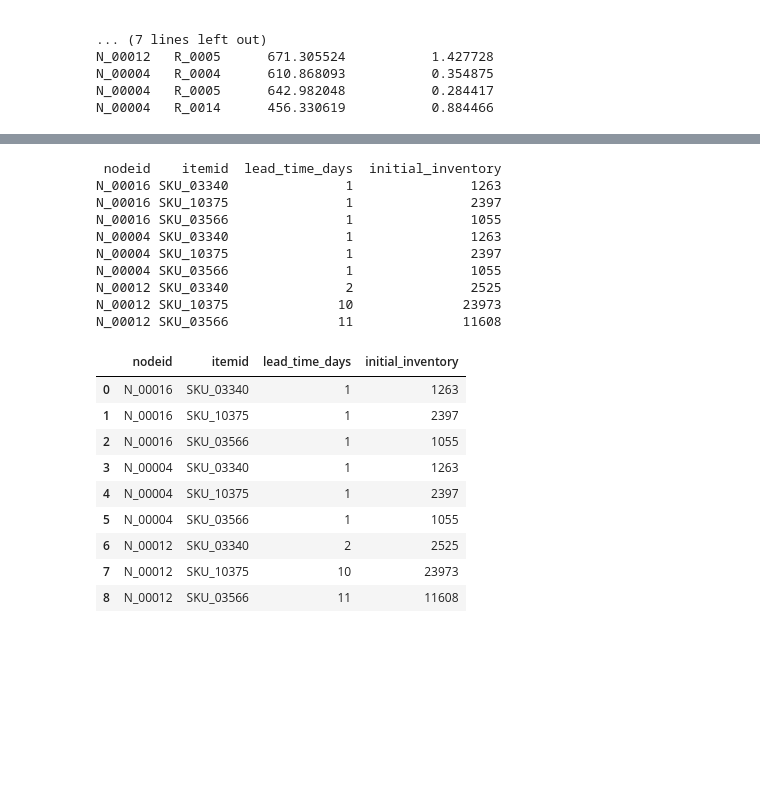
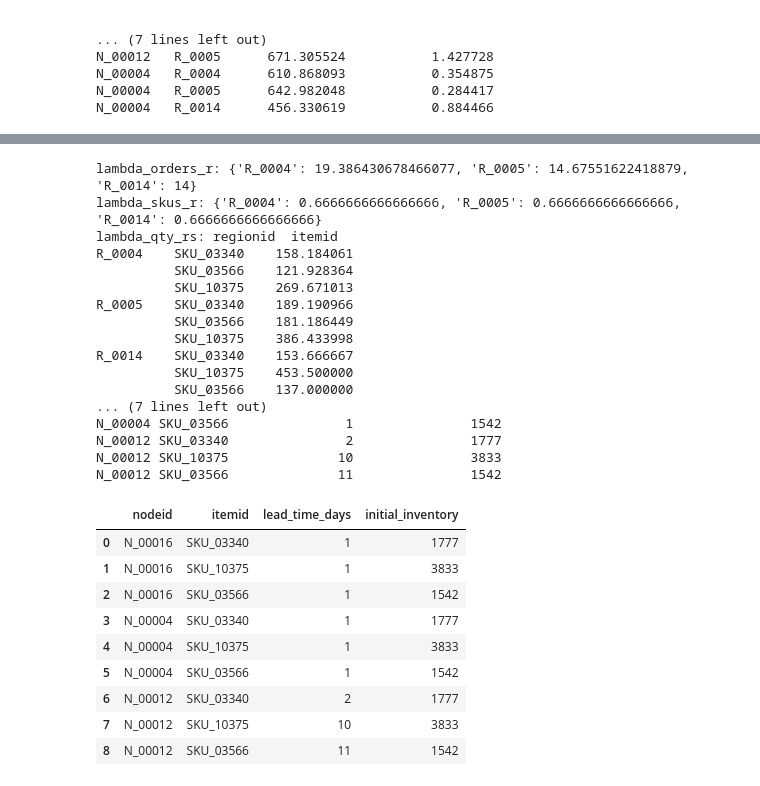
Before and after one commit to Jakoebly/marl-sc, a Jupyter notebook: src/data/notebooks/custom_values.ipynb, the cells around one changed output, grey strips where cells are left out. Cells and saved outputs as stored; diff of their text form; code cells hidden in the pictures; blank space fills up the shorter version.

```diff
--- a/src/data/notebooks/custom_values.ipynb
+++ b/src/data/notebooks/custom_values.ipynb
@@ -487,15 +487,26 @@ def compute_warehouse_sku_lead_time_and_inventory(
 
     orders_per_day = orders_filtered.groupby(["regionid", "day_id"]).size().reset_index(name="n")
     lambda_orders_r = orders_per_day.groupby("regionid")["n"].mean().to_dict()
+    lambda_orders_r['R_0014'] = 14
 
     skus_per_order = merged.groupby(["salesorderid", "day_id", "regionid"]).agg(
         n_skus=("itemid", "nunique")
     ).reset_index()
     lambda_skus_r = skus_per_order.groupby("regionid")["n_skus"].mean().to_dict()
+    for key in lambda_skus_r.keys():
+        lambda_skus_r[key] = 2/3
 
     lambda_qty_rs = merged.groupby(["regionid", "itemid"])["quantity"].mean()
     lane_map = stw_df.set_index(["sourcesupplierid", "destinationnodeid"])
     sku_supplier = sps_df.groupby("itemid")["supplierid"].apply(list).to_dict()
+    lambda_qty_rs['R_0014', 'SKU_03566'] = 137
+
+
+    print(f"lambda_orders_r: {lambda_orders_r}")
+    print(f"lambda_skus_r: {lambda_skus_r}")
+    print(f"lambda_qty_rs: {lambda_qty_rs}")
+
+
 
     rows = []
     for nid in warehouse_ids:
@@ -503,51 +514,58 @@ def compute_warehouse_sku_lead_time_and_inventory(
             suppliers = sku_supplier.get(iid, [])
             lt = np.nan
             best_dist = np.inf
             for sid in suppliers:
                 key = (sid, nid)
                 if key in lane_map.index:
                     dist = lane_map.loc[key, "distance_km"]
                     if dist < best_dist:
                         best_dist = dist
                         lt = lane_map.loc[key, "shippingtime_days"]
             if np.isnan(lt):
                 continue
 
             sum_r = 0.0
             for r in region_ids:
                 lo = lambda_orders_r.get(r, 0.0)
                 ls = lambda_skus_r.get(r, 0.0)
                 lq = lambda_qty_rs.get((r, iid), 0.0)
-                sum_r += lo * (ls / N) * lq
+                sum_r += lo * ls * lq
 
 
-            inv = round(lt * (sum_r/3))
+            inv = round((sum_r/3))
             rows.append({"nodeid": nid, "itemid": iid, "lead_time_days": lt, "initial_inventory": inv})
 
     return pd.DataFrame(rows)
 
 
 df_result = compute_warehouse_sku_lead_time_and_inventory()
 print(df_result.to_string(index=False))
 df_result
 # %% [output]
- nodeid    itemid  lead_time_days  initial_inventory
-N_00016 SKU_03340               1               1263
-N_00016 SKU_10375               1               2397
-N_00016 SKU_03566               1               1055
-N_00004 SKU_03340               1               1263
-N_00004 SKU_10375               1               2397
-N_00004 SKU_03566               1               1055
-N_00012 SKU_03340               2               2525
-N_00012 SKU_10375              10              23973
-N_00012 SKU_03566              11              11608
+lambda_orders_r: {'R_0004': 19.386430678466077, 'R_0005': 14.67551622418879, 'R_0014': 14}
+lambda_skus_r: {'R_0004': 0.6666666666666666, 'R_0005': 0.6666666666666666, 'R_0014': 0.6666666666666666}
+lambda_qty_rs: regionid  itemid
+R_0004    SKU_03340    158.184061
+          SKU_03566    121.928364
+          SKU_10375    269.671013
+R_0005    SKU_03340    189.190966
+          SKU_03566    181.186449
+          SKU_10375    386.433998
+R_0014    SKU_03340    153.666667
+          SKU_10375    453.500000
+          SKU_03566    137.000000
+... (7 lines left out)
+N_00004 SKU_03566               1               1542
+N_00012 SKU_03340               2               1777
+N_00012 SKU_10375              10               3833
+N_00012 SKU_03566              11               1542
 |  | nodeid | itemid | lead_time_days | initial_inventory |
-| 0 | N_00016 | SKU_03340 | 1 | 1263 |
-| 1 | N_00016 | SKU_10375 | 1 | 2397 |
-| 2 | N_00016 | SKU_03566 | 1 | 1055 |
-| 3 | N_00004 | SKU_03340 | 1 | 1263 |
-| 4 | N_00004 | SKU_10375 | 1 | 2397 |
-| 5 | N_00004 | SKU_03566 | 1 | 1055 |
-| 6 | N_00012 | SKU_03340 | 2 | 2525 |
-| 7 | N_00012 | SKU_10375 | 10 | 23973 |
-| 8 | N_00012 | SKU_03566 | 11 | 11608 |
+| 0 | N_00016 | SKU_03340 | 1 | 1777 |
+| 1 | N_00016 | SKU_10375 | 1 | 3833 |
+| 2 | N_00016 | SKU_03566 | 1 | 1542 |
+| 3 | N_00004 | SKU_03340 | 1 | 1777 |
+| 4 | N_00004 | SKU_10375 | 1 | 3833 |
+| 5 | N_00004 | SKU_03566 | 1 | 1542 |
+| 6 | N_00012 | SKU_03340 | 2 | 1777 |
+| 7 | N_00012 | SKU_10375 | 10 | 3833 |
+| 8 | N_00012 | SKU_03566 | 11 | 1542 |
```
Also changed, not shown: parts of 8 cells of this notebook, 8 other files.
